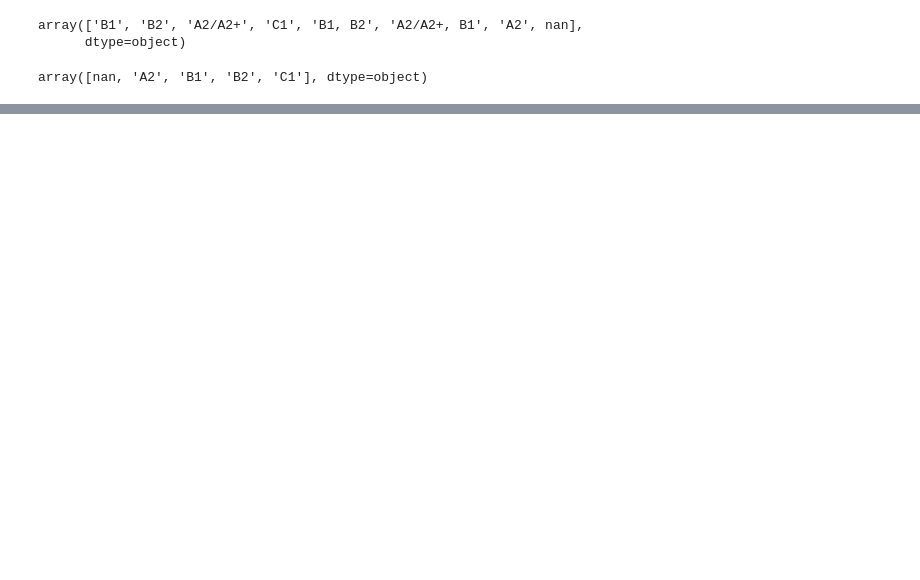
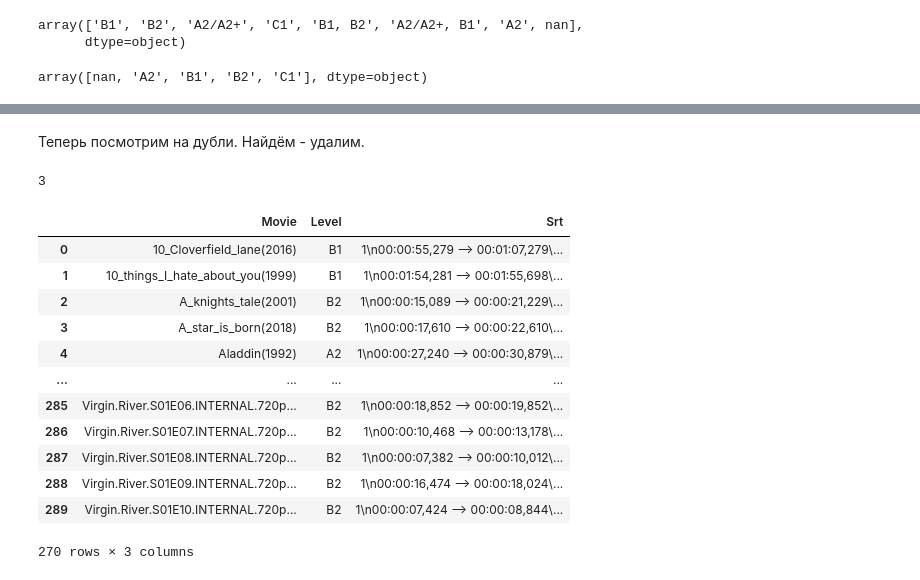
Before and after one commit to maria-smiles/master2, a Jupyter notebook: M2v1.ipynb, the cells around one changed output, grey strips where cells are left out. Cells and saved outputs as stored; diff of their text form; code cells hidden in the pictures; blank space fills up the shorter version.

```diff
--- a/M2v1.ipynb
+++ b/M2v1.ipynb
@@ -263,0 +316,2 @@ array([nan, 'A2', 'B1', 'B2', 'C1'], dtype=object)
+# %%
+df_all['Srt']=df_all['Srt_x'].fillna(df_all['Srt_y'])
@@ -263,0 +339,2 @@ array([nan, 'A2', 'B1', 'B2', 'C1'], dtype=object)
+# %%
+df = df_all.copy().drop(columns=['Level_x', 'Srt_x', 'Level_y', 'Srt_y'])
@@ -263,0 +356,2 @@ array([nan, 'A2', 'B1', 'B2', 'C1'], dtype=object)
+# %%
+df = df.dropna(subset=['Level', 'Srt'])
@@ -263,0 +371,22 @@ array([nan, 'A2', 'B1', 'B2', 'C1'], dtype=object)
+# %% [markdown]
+Теперь посмотрим на дубли. Найдём - удалим.
+# %%
+df.duplicated().sum()
+# %% [output]
+3
+# %%
+df.drop_duplicates()
+# %% [output]
+|  | Movie | Level | Srt |
+| 0 | 10_Cloverfield_lane(2016) | B1 | 1\n00:00:55,279 --> 00:01:07,279\... |
+| 1 | 10_things_I_hate_about_you(1999) | B1 | 1\n00:01:54,281 --> 00:01:55,698\... |
+| 2 | A_knights_tale(2001) | B2 | 1\n00:00:15,089 --> 00:00:21,229\... |
+| 3 | A_star_is_born(2018) | B2 | 1\n00:00:17,610 --> 00:00:22,610\... |
+| 4 | Aladdin(1992) | A2 | 1\n00:00:27,240 --> 00:00:30,879\... |
+| ... | ... | ... | ... |
+| 285 | Virgin.River.S01E06.INTERNAL.720p... | B2 | 1\n00:00:18,852 --> 00:00:19,852\... |
+| 286 | Virgin.River.S01E07.INTERNAL.720p... | B2 | 1\n00:00:10,468 --> 00:00:13,178\... |
+| 287 | Virgin.River.S01E08.INTERNAL.720p... | B2 | 1\n00:00:07,382 --> 00:00:10,012\... |
+| 288 | Virgin.River.S01E09.INTERNAL.720p... | B2 | 1\n00:00:16,474 --> 00:00:18,024\... |
+| 289 | Virgin.River.S01E10.INTERNAL.720p... | B2 | 1\n00:00:07,424 --> 00:00:08,844\... |
+270 rows × 3 columns
```
Also changed, not shown: parts of 32 cells of this notebook.
